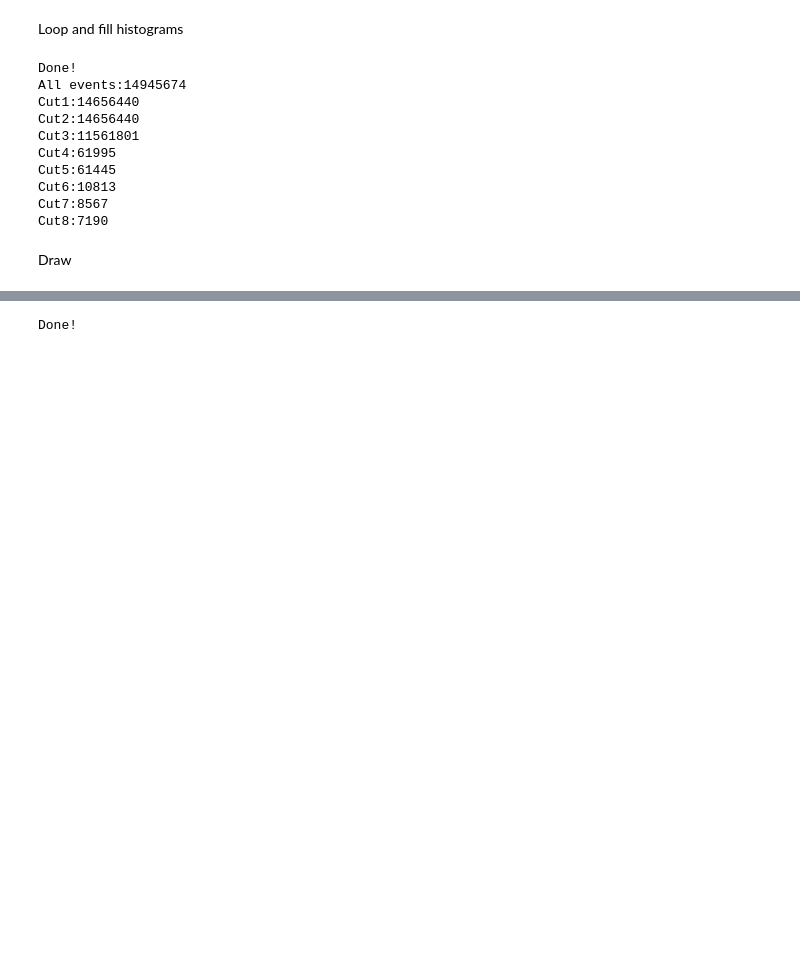
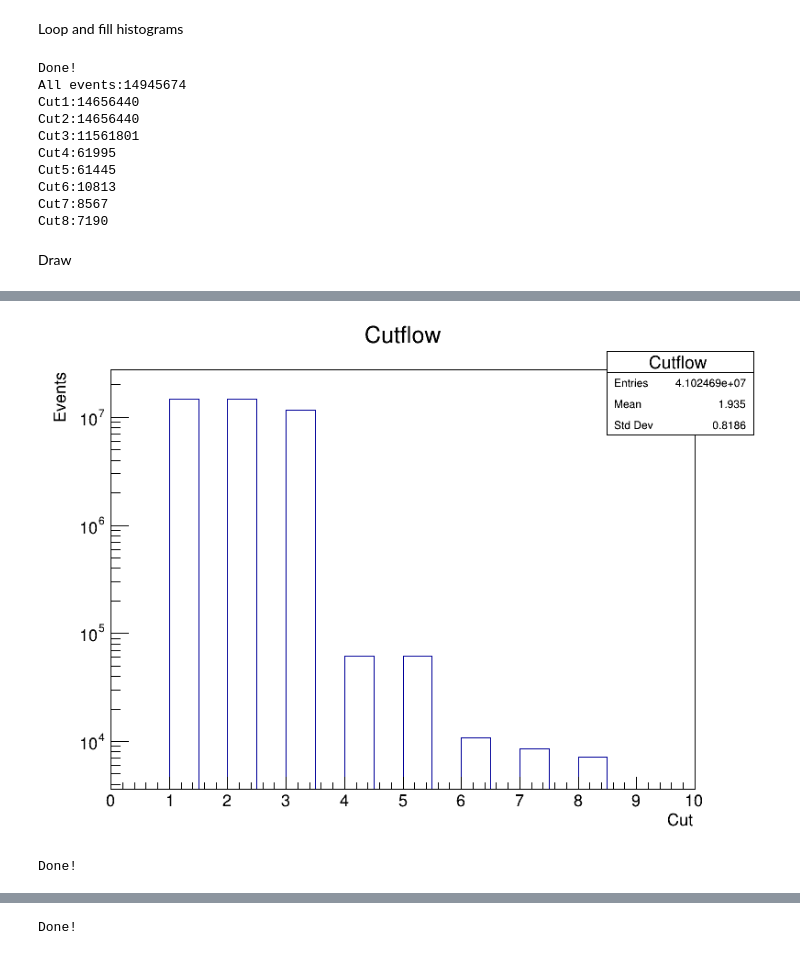
Before and after one commit to nigomezcr/Temas-Avanzados-en-F-sica-de-Part-culas, a Jupyter notebook: TTBar/TTbarSel_8TeV.ipynb, the cells around one changed output, grey strips where cells are left out. Saved outputs shown, nothing was run; the diff lists cells and outputs as text; code cells hidden in the pictures; blank space fills up the shorter version.

Commit message:
Some graphs now included

```diff
--- a/TTBar/TTbarSel_8TeV.ipynb
+++ b/TTBar/TTbarSel_8TeV.ipynb
@@ -281,0 +256,24 @@ canvas->SetLogy();
+# %%
+TCanvas *canvas1 = new TCanvas("Canvas","",800,600);
+cutflow->Draw("");
+canvas1->SetLogy();
+canvas1->Draw();
+# %% [output]
+[figure, added]
+# %%
+int nentries, nbytes, i;
+nentries = (Int_t)tree->GetEntries();
+
+for (i = 0; i < nentries; i++)
+{
+    nbytes = tree->GetEntry(i);
+
+    for(int j = 0 ; j < lep_n ; j++)
+    {
+    hist_lep_pt->Fill(lep_pt[j]/1000);
+    }
+}
+
+std::cout << "Done!" << std::endl;
+# %% [output]
+Done!
```
Also changed, not shown: parts of 31 cells of this notebook.
